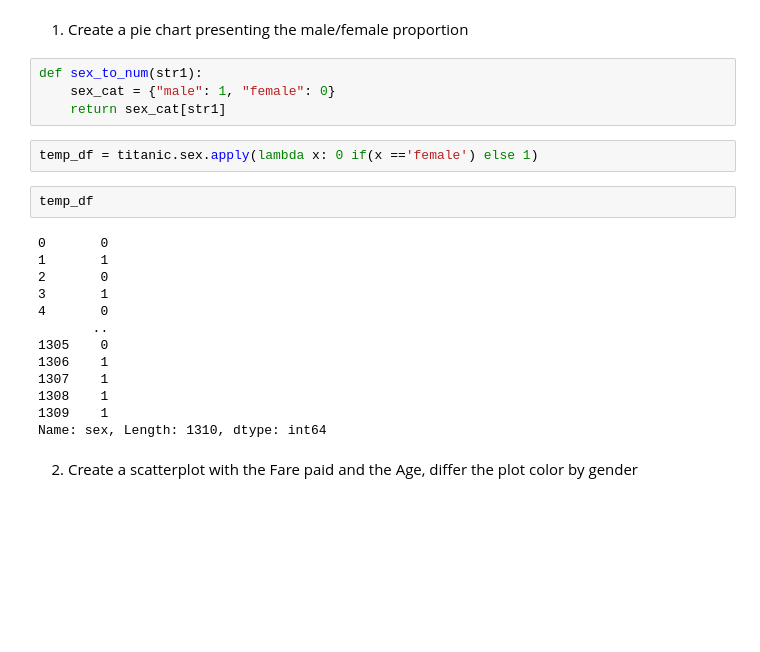
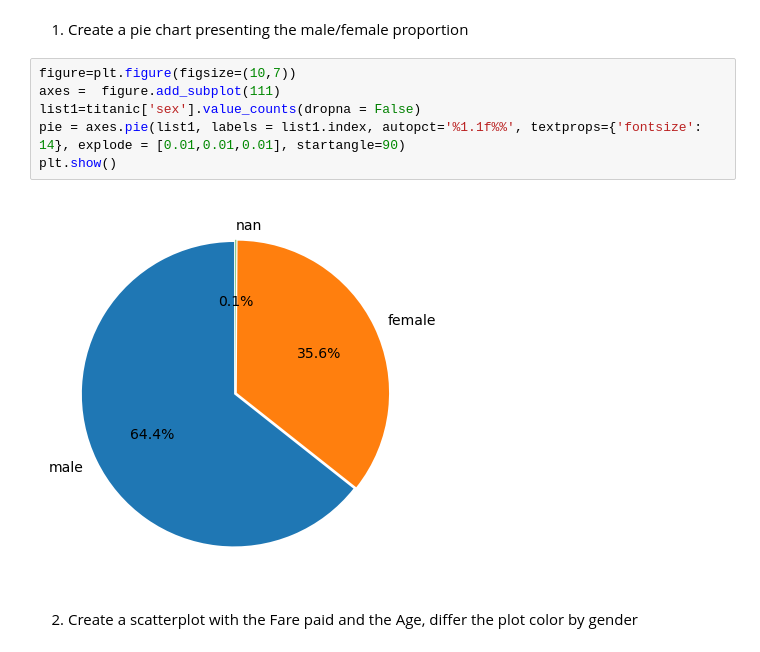
Before and after one commit to lsrinivasmaturi/Ineuron_communication, a Jupyter notebook: matplotlib_assignment.ipynb, the cells around one changed output. Drawn from its saved outputs; the diff is of its cells as text; blank space fills up the shorter version.

```diff
--- a/matplotlib_assignment.ipynb
+++ b/matplotlib_assignment.ipynb
@@ -79,26 +79,13 @@ titanic.head()
 | 4 | 1.0 | 0.0 | Allison, Mrs. Hudson J C (Bessie ... | female | 25.0000 | 1.0 | 2.0 | 113781 | 151.5500 | C22 C26 | S | ... |
 # %% [markdown]
 1. Create a pie chart presenting the male/female proportion
-# %%
-def sex_to_num(str1):
-    sex_cat = {"male": 1, "female": 0}
-    return sex_cat[str1]
-# %%
-temp_df = titanic.sex.apply(lambda x: 0 if(x =='female') else 1)
-# %%
-temp_df
-# %% [output]
-0       0
-1       1
-2       0
-3       1
-4       0
-       ..
-1305    0
-1306    1
-1307    1
-1308    1
-1309    1
-Name: sex, Length: 1310, dtype: int64
+# %%
+figure=plt.figure(figsize=(10,7))
+axes =  figure.add_subplot(111)
+list1=titanic['sex'].value_counts(dropna = False)
+pie = axes.pie(list1, labels = list1.index, autopct='%1.1f%%', textprops={'fontsize': 14}, explode = [0.01,0.01,0.01], startangle=90)
+plt.show()
+# %% [output]
+[figure, added]
 # %% [markdown]
 2. Create a scatterplot with the Fare paid and the Age, differ the plot color by gender
```
Also changed, not shown: parts of 2 cells of this notebook.
